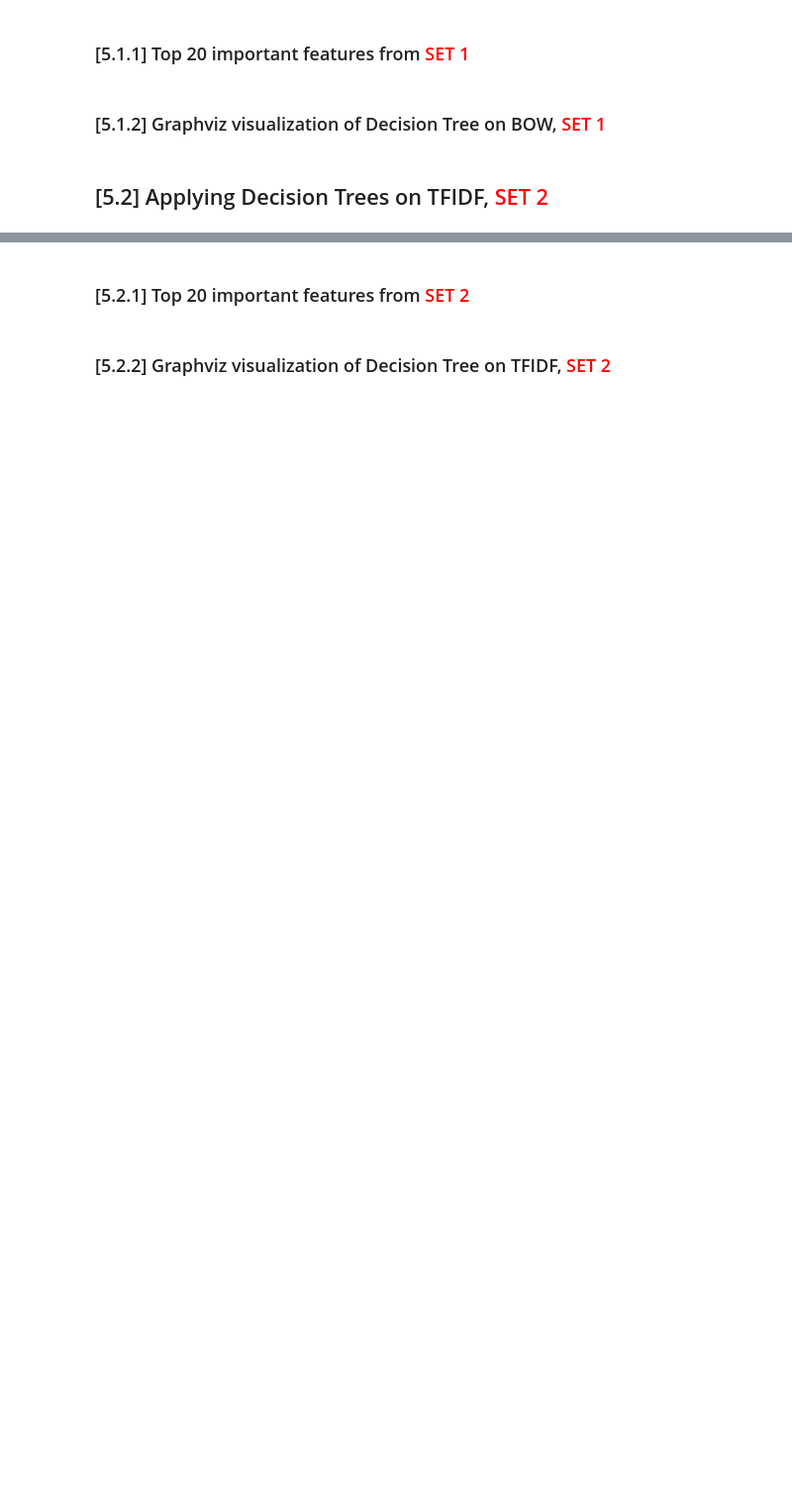
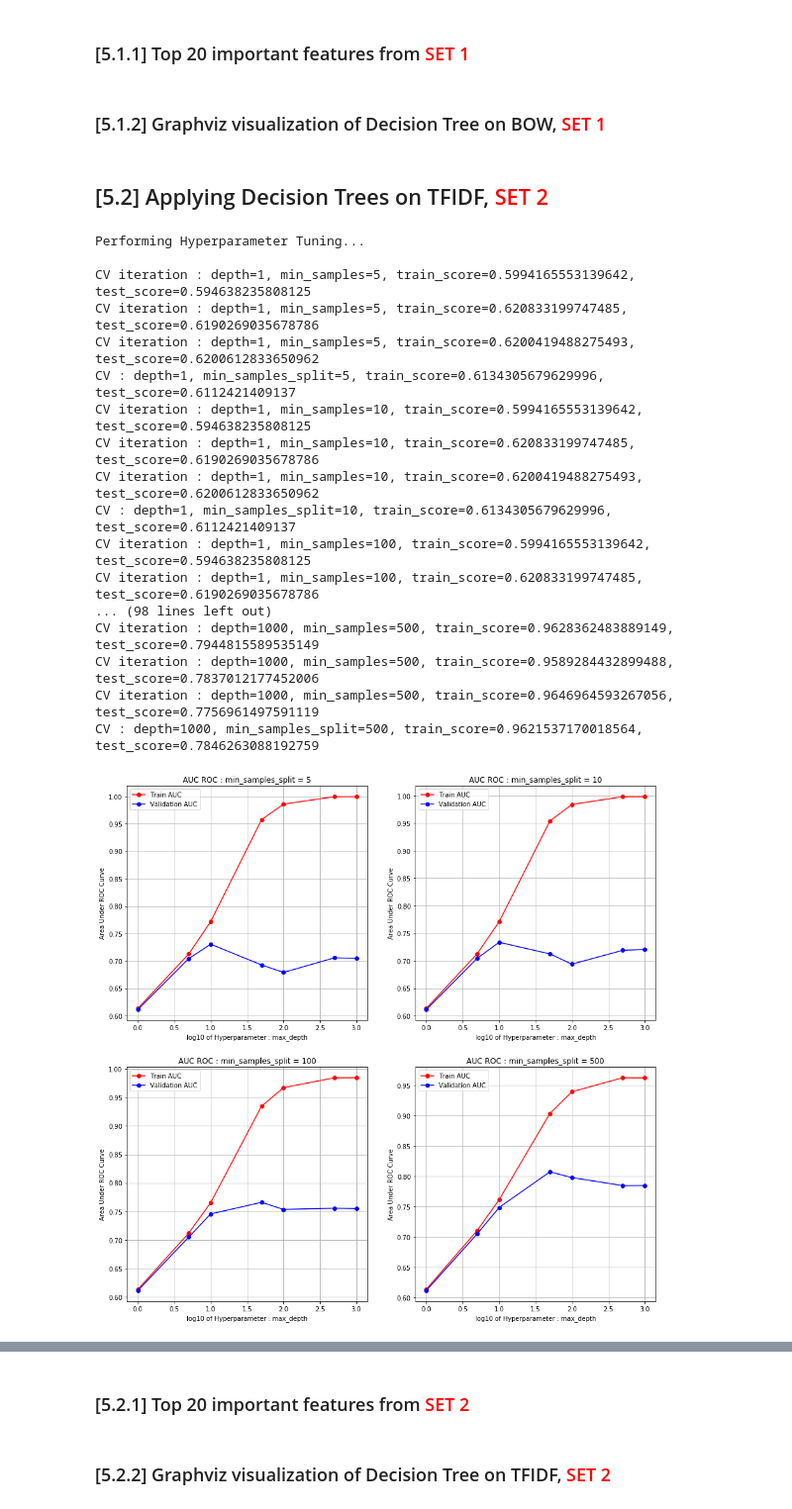
Before and after one commit to monodeepdas1215/AI-Archives, a Jupyter notebook: Assignment08 - Amazon Fine Food Reviews Analysis_Decision Trees.ipynb, the cells around one changed output, grey strips where cells are left out. Shown at 99% size. Cells and saved outputs as stored; diff of their text form; code cells hidden in the pictures; blank space fills up the shorter version.

```diff
--- a/Assignment08 - Amazon Fine Food Reviews Analysis_Decision Trees.ipynb
+++ b/Assignment08 - Amazon Fine Food Reviews Analysis_Decision Trees.ipynb
@@ -951,0 +938,40 @@ Area Under the Curve for Test :  0.7912457912457913
+# %%
+# Please write all the code with proper documentation
+csv_path = 'saved_models/Assignment8/TFIDF_dtree_results.csv'
+cv_results = perform_hyperparameter_tuning(X=Dx_train, Y=Dy_train, vectorizer='TFIDF',
+                                           results_path=csv_path, retrain=True, W2V_model=None)
+# Analysing best parameters
+best_parameters = analyse_results(cv_results)
+pprint.pprint(best_parameters)
+
+# retraining the model with best parameters
+model_path = 'saved_models/Assignment8/{0}_dtree.pkl'.format('TFIDF')
+calibrated_svm = retrain_with_best_params(Dx_train, Dy_train, best_parameters, 'TFIDF', model_path, None)
+
+print('Retraining Vectorizer with Dx_train')
+vectorizer_obj = get_vectorizer(W2V_model = None, train=Dx_train, vectorizer='TFIDF')
+
+# plotting AUC ROC
+train_score, test_score = plot_AUC_ROC(calibrated_svm, vectorizer_obj, Dx_train, Dx_test, Dy_train, Dy_test)
+
+# appending the data results
+prettytable_data.append(['TFIDF', 'Decision Trees', best_parameters['max_depth'], best_parameters['min_samples_split'], train_score, test_score])
+# %% [output]
+Performing Hyperparameter Tuning...
+
+CV iteration : depth=1, min_samples=5, train_score=0.5994165553139642, test_score=0.594638235808125
+CV iteration : depth=1, min_samples=5, train_score=0.620833199747485, test_score=0.6190269035678786
+CV iteration : depth=1, min_samples=5, train_score=0.6200419488275493, test_score=0.6200612833650962
+CV : depth=1, min_samples_split=5, train_score=0.6134305679629996, test_score=0.6112421409137
+CV iteration : depth=1, min_samples=10, train_score=0.5994165553139642, test_score=0.594638235808125
+CV iteration : depth=1, min_samples=10, train_score=0.620833199747485, test_score=0.6190269035678786
+CV iteration : depth=1, min_samples=10, train_score=0.6200419488275493, test_score=0.6200612833650962
+CV : depth=1, min_samples_split=10, train_score=0.6134305679629996, test_score=0.6112421409137
+CV iteration : depth=1, min_samples=100, train_score=0.5994165553139642, test_score=0.594638235808125
+CV iteration : depth=1, min_samples=100, train_score=0.620833199747485, test_score=0.6190269035678786
+... (98 lines left out)
+CV iteration : depth=1000, min_samples=500, train_score=0.9628362483889149, test_score=0.7944815589535149
+CV iteration : depth=1000, min_samples=500, train_score=0.9589284432899488, test_score=0.7837012177452006
+CV iteration : depth=1000, min_samples=500, train_score=0.9646964593267056, test_score=0.7756961497591119
+CV : depth=1000, min_samples_split=500, train_score=0.9621537170018564, test_score=0.7846263088192759
+[figure, added]
```
Also changed, not shown: parts of 13 cells of this notebook, 1 other file.
